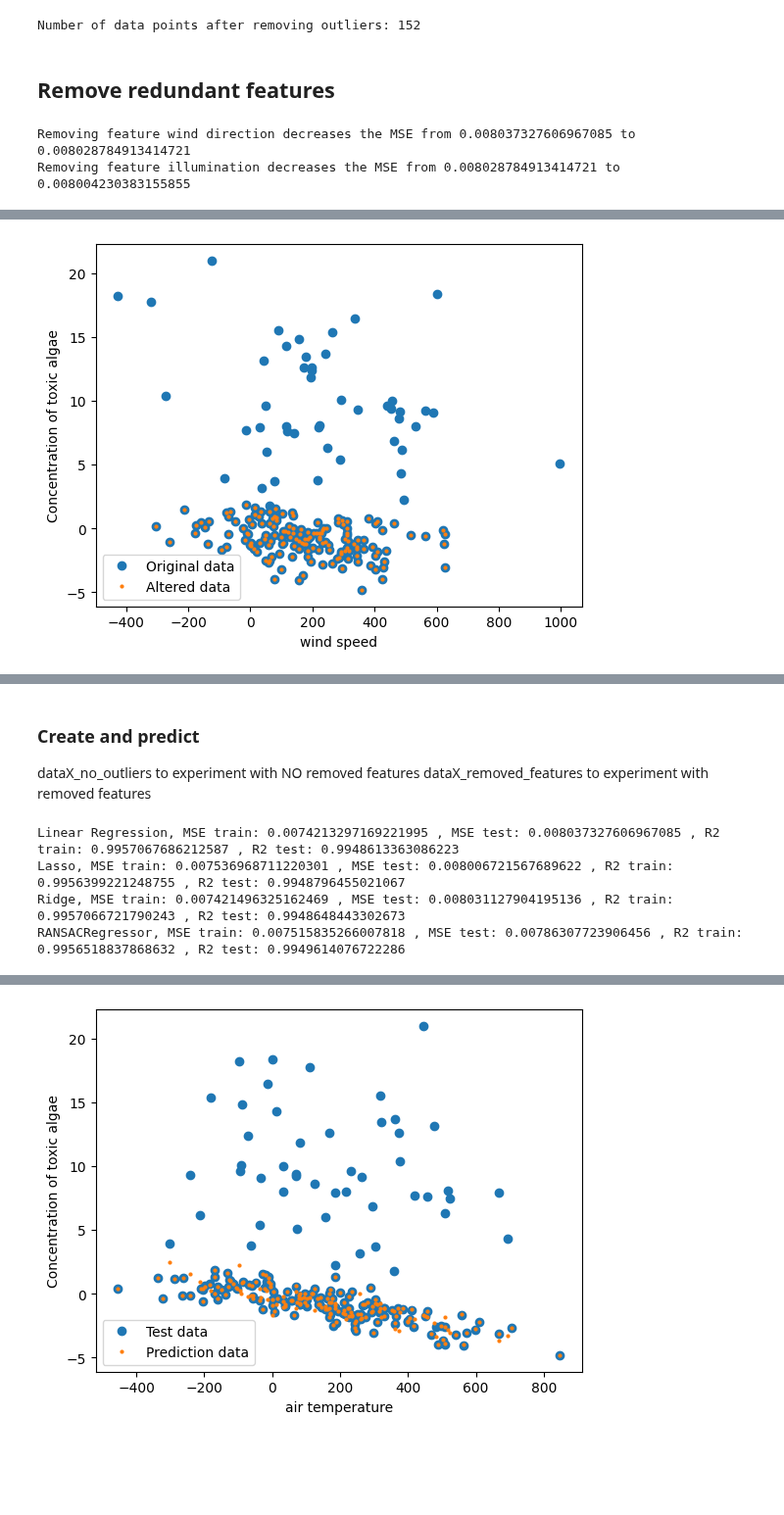
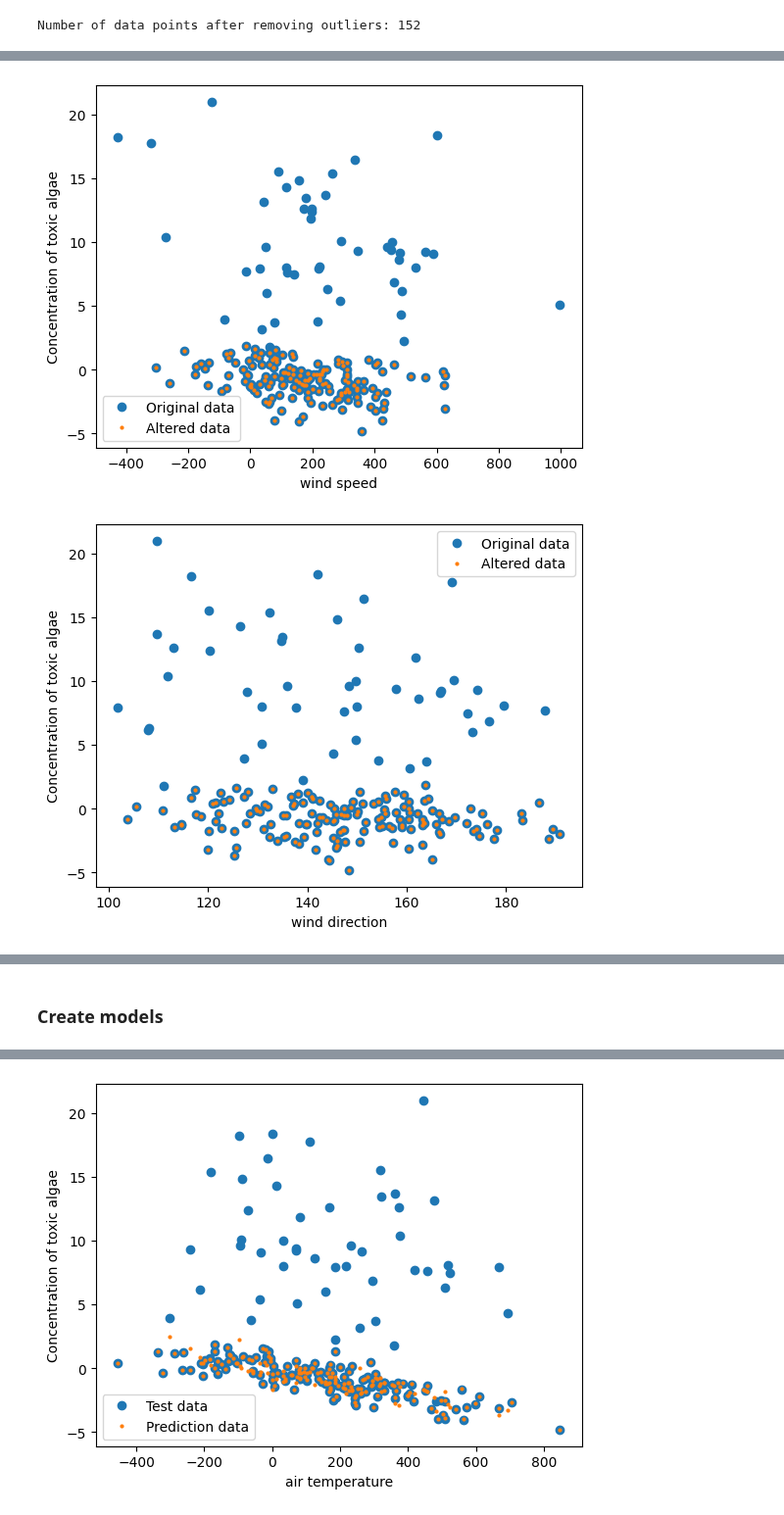
Before and after one commit to tomasmartins77/Machine_Learning_Lab, a Jupyter notebook: pergunta1_parte1/pergunta1_parte1.ipynb, the cells around one changed output, grey strips where cells are left out. Shown at 98% size. Drawn from its saved outputs; the diff is of its cells as text; code cells hidden in the pictures; blank space fills up the shorter version.

```diff
--- a/pergunta1_parte1/pergunta1_parte1.ipynb
+++ b/pergunta1_parte1/pergunta1_parte1.ipynb
@@ -30,9 +29,0 @@ Plot the data for visual representation
-# %%
-parameters = np.array(["air temperature", "water temperature", "wind speed", "wind direction", "illumination"])
-for i in range(5):
-    plot = plt.figure(i)
-    plt.plot(dataX[:,i], dataY, 'o')
-    plt.legend()
-    plt.plot()
-    plt.xlabel(parameters[i])
-    plt.ylabel("Concentration of toxic algae")
@@ -94,18 +43,26 @@ def create_model_RANSACRegressor(X, Y):
 Comment Break and uncomment remove_outliers_x_axis to also remove outliers from x
 # %%
 def remove_outliers(X, Y):
-    num_points_to_remove = int(0.25 * len(Y)) # Remove 25% of the data because of human error
+    num_points_to_remove = int(0.25 * len(Y))  # Remove 25% of the data because of human error
+    mse_scorer = make_scorer(mean_squared_error, greater_is_better=False)
+
     for _ in range(num_points_to_remove):
         model = LinearRegression()
-        model.fit(X, Y)
-        predictions = model.predict(X)
+        cv_results = cross_validate(model, X, Y, cv=5, scoring=mse_scorer, return_estimator=True)
 
+        # Get the model with the lowest MSE
+        best_model_index = np.argmax(cv_results['test_score'])
+        best_model = cv_results['estimator'][best_model_index]
+
+        predictions = best_model.predict(X)
         mse = (Y - predictions) ** 2
 
+        # Remove the point with the highest MSE
         max_mse_index = np.argmax(mse)
         if mse[max_mse_index] < 1:
             break
 
         X = np.delete(X, max_mse_index, axis=0)
         Y = np.delete(Y, max_mse_index, axis=0)
+
     return X, Y
@@ -141,22 +87,16 @@ dataX_no_outliers, dataY_no_outliers = remove_outliers(dataX, dataY)
 print("Number of data points after removing outliers:", len(dataY_no_outliers))
 # %% [output]
 Number of data points after removing outliers: 152
-# %% [markdown]
-## Remove redundant features
-# %%
-dataX_removed_features = remove_features(dataX_no_outliers, dataY_no_outliers)
-# %% [output]
-Removing feature wind direction decreases the MSE from 0.008037327606967085 to 0.008028784913414721
-Removing feature illumination decreases the MSE from 0.008028784913414721 to 0.008004230383155855
 # %%
-for i in range(dataX_removed_features.shape[1]):
+for i in range(dataX_no_outliers.shape[1]):
     plot = plt.figure(i)
     plt.plot(dataX[:,i], dataY, 'o')
     plt.plot(dataX_no_outliers[:,i], dataY_no_outliers, 'o', markersize=2)
     plt.xlabel(parameters[i])
     plt.ylabel("Concentration of toxic algae")
     plt.legend(["Original data", "Altered data"])
 # %% [output]
 [figure]
 [figure]
 [figure]
+[figure, added]
@@ -163,4 +103,0 @@ for i in range(dataX_removed_features.shape[1]):
-# %% [markdown]
-### Create and predict
-dataX_no_outliers to experiment with NO removed features
-dataX_removed_features to experiment with removed features
@@ -187,14 +104,2 @@ def evaluate_model(model, X, Y):
-# %%
-MSE_test, R2_test, MSE_train, R2_train = evaluate_model(model_LinearRegression, dataX_no_outliers, dataY_no_outliers)
-print("Linear Regression, MSE train:", MSE_train, ", MSE test:", MSE_test, ", R2 train:", R2_train, ", R2 test:", R2_test)
-MSE_test, R2_test, MSE_train, R2_train = evaluate_model(model_Lasso, dataX_no_outliers, dataY_no_outliers)
-print("Lasso, MSE train:", MSE_train, ", MSE test:", MSE_test, ", R2 train:", R2_train, ", R2 test:", R2_test)
-MSE_test, R2_test, MSE_train, R2_train = evaluate_model(model_Ridge, dataX_no_outliers, dataY_no_outliers)
-print("Ridge, MSE train:", MSE_train, ", MSE test:", MSE_test, ", R2 train:", R2_train, ", R2 test:", R2_test)
-MSE_test, R2_test, MSE_train, R2_train = evaluate_model(model_RANSACRegressor, dataX_no_outliers, dataY_no_outliers)
-print("RANSACRegressor, MSE train:", MSE_train, ", MSE test:", MSE_test, ", R2 train:", R2_train, ", R2 test:", R2_test)
-# %% [output]
-Linear Regression, MSE train: 0.0074213297169221995 , MSE test: 0.008037327606967085 , R2 train: 0.9957067686212587 , R2 test: 0.9948613363086223
-Lasso, MSE train: 0.007536968711220301 , MSE test: 0.008006721567689622 , R2 train: 0.9956399221248755 , R2 test: 0.9948796455021067
-Ridge, MSE train: 0.007421496325162469 , MSE test: 0.008031127904195136 , R2 train: 0.9957066721790243 , R2 test: 0.9948648443302673
-RANSACRegressor, MSE train: 0.007515835266007818 , MSE test: 0.00786307723906456 , R2 train: 0.9956518837868632 , R2 test: 0.9949614076722286
+# %% [markdown]
+### Create models
```
Also changed, not shown: parts of 26 cells of this notebook, 1 other file.
